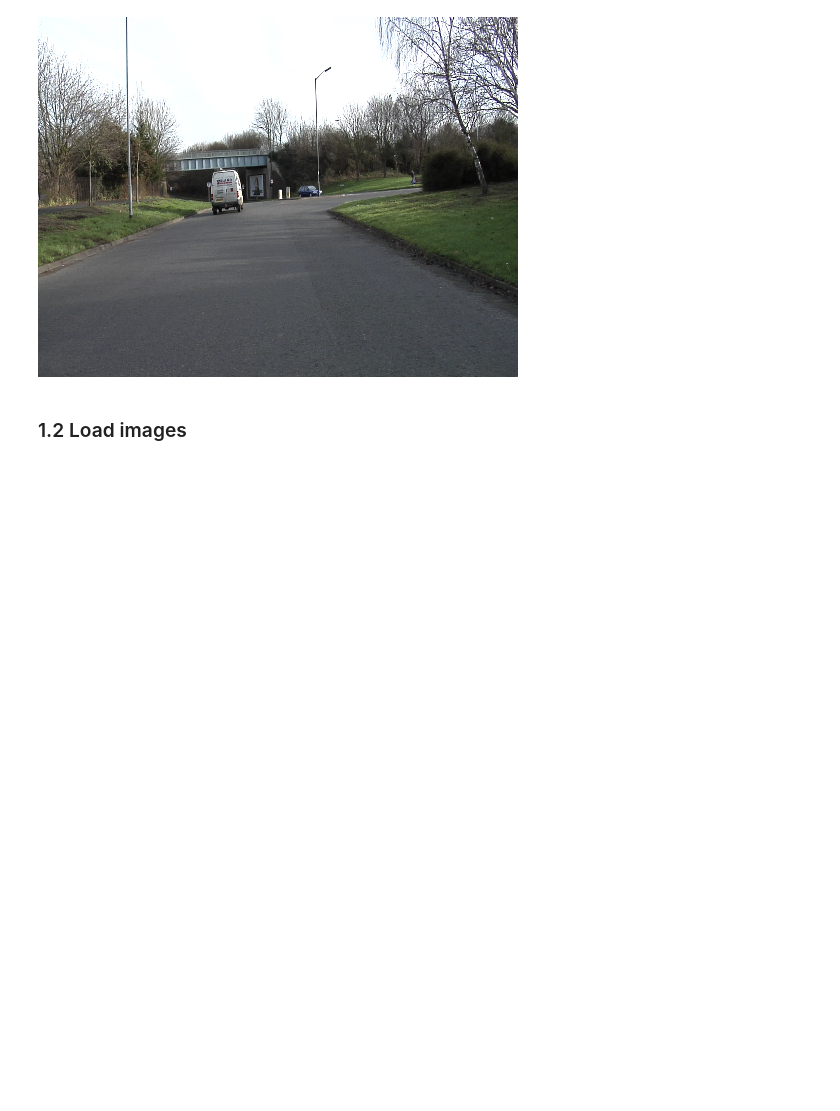
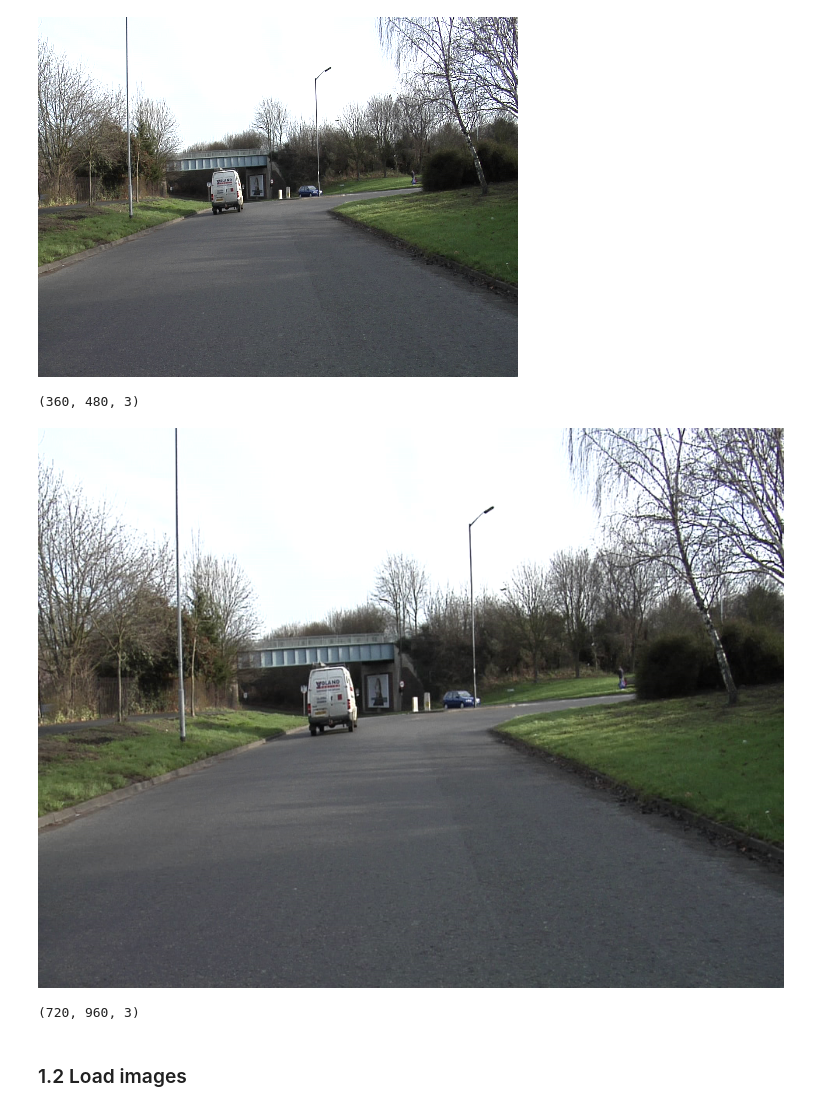
Before and after one commit to lonestar686/Semantic-segmentation-by-Fully-Convolutional-DenseNet, a Jupyter notebook: Fully+Convolutional+DenseNet56+with+keras2.0.ipynb, the cells around one changed output. Drawn from its saved outputs; the diff is of its cells as text; code cells hidden in the pictures; blank space fills up the shorter version.

```diff
--- a/Fully+Convolutional+DenseNet56+with+keras2.0.ipynb
+++ b/Fully+Convolutional+DenseNet56+with+keras2.0.ipynb
@@ -103,6 +103,22 @@ img = Image.open(fnames[0]).resize(img_sz, Image.NEAREST)
 img
 # %% [output]
 [figure]
+# %%
+img0 = np.array(img)
+img0.shape
+# %% [output]
+(360, 480, 3)
+# %%
+# original image
+img1 = Image.open(fnames[0])
+img1
+# %% [output]
+[figure, added]
+# %%
+img10 = np.array(img1)
+img10.shape
+# %% [output]
+(720, 960, 3)
 # %% [markdown]
 ### 1.2 Load images
 # %%
```
Also changed, not shown: parts of 18 cells of this notebook.
